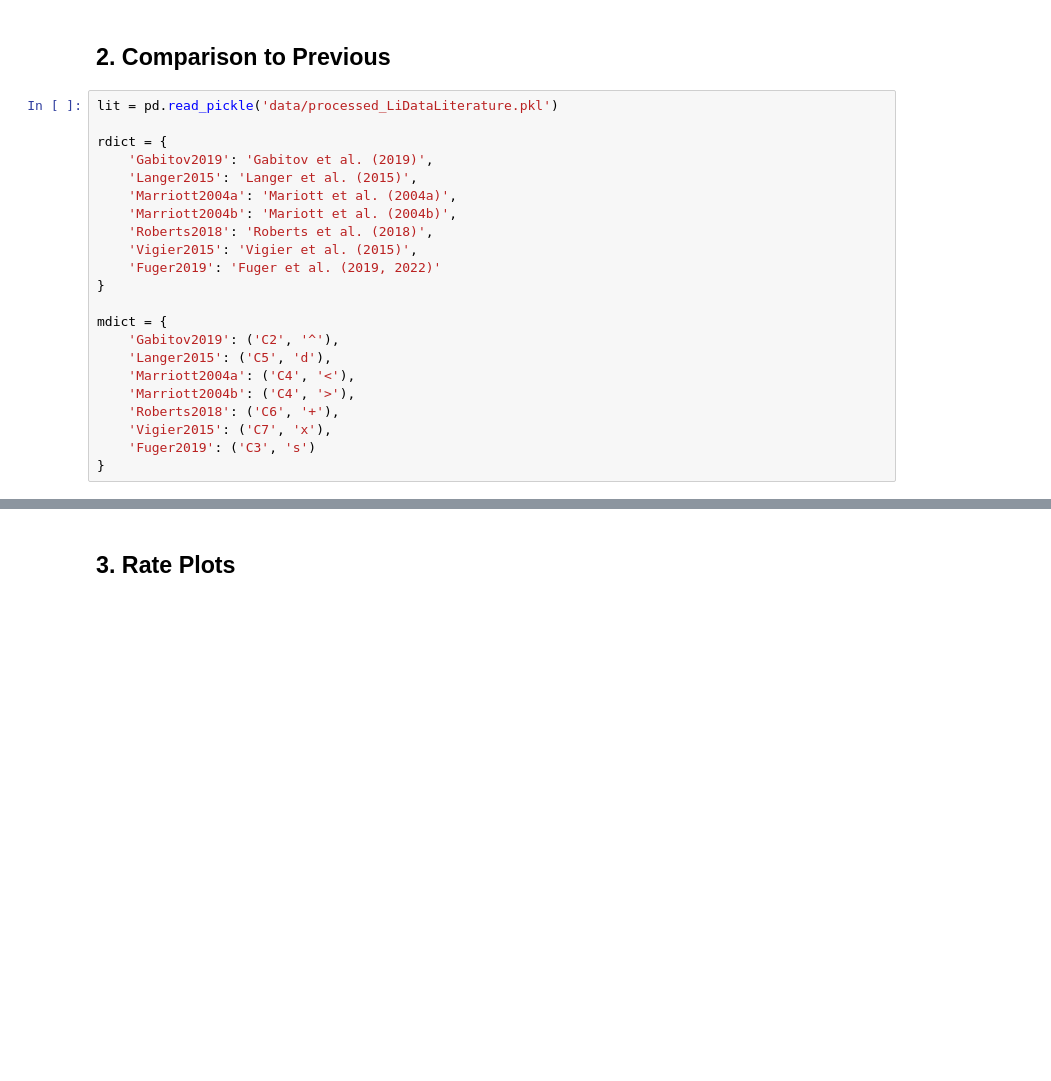
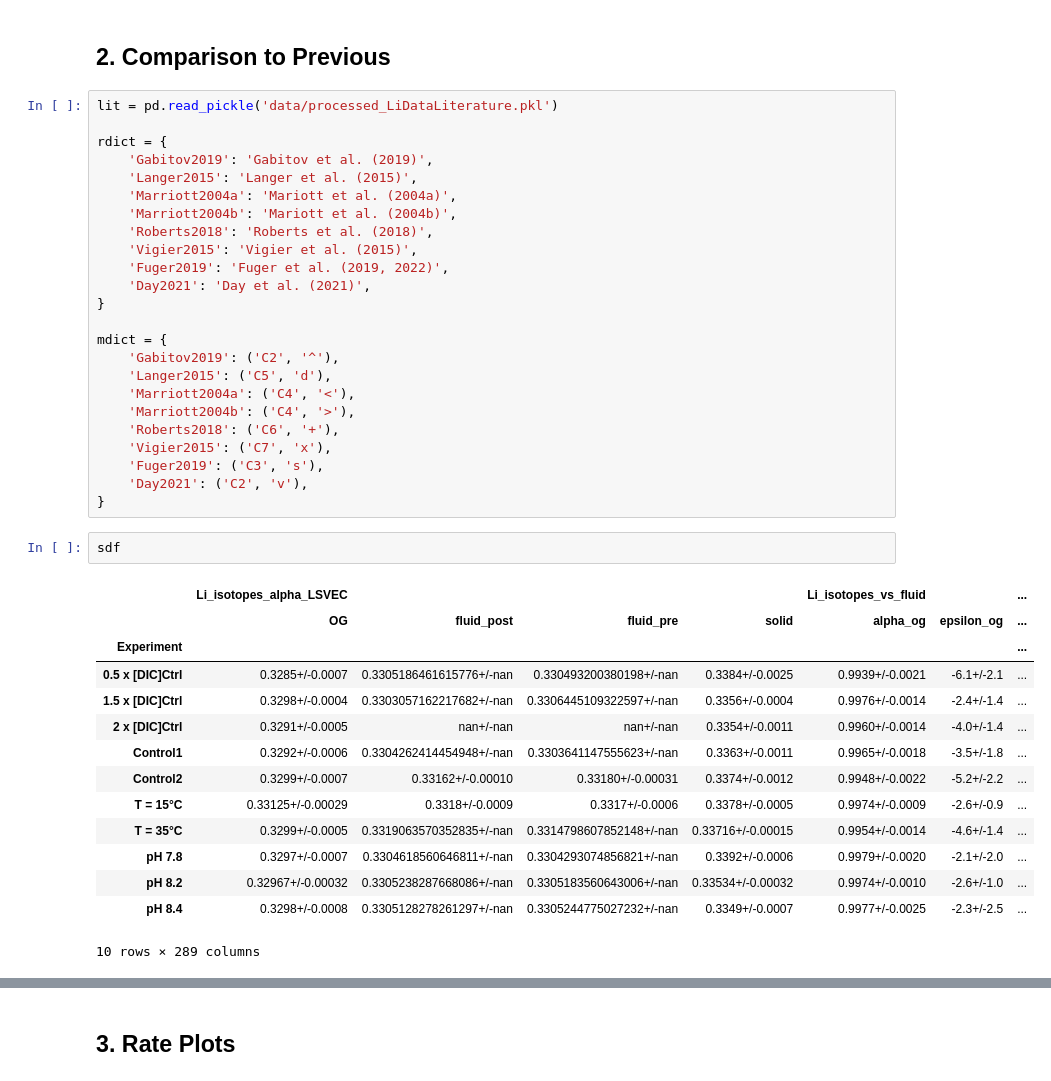
Before and after one commit to oscarbranson/supplementary, a Jupyter notebook: supplements/inorg_Li/02_Results.ipynb, the cells around one changed output, grey strips where cells are left out. Drawn from its saved outputs; the diff is of its cells as text; blank space fills up the shorter version.

```diff
--- a/supplements/inorg_Li/02_Results.ipynb
+++ b/supplements/inorg_Li/02_Results.ipynb
@@ -204,7 +218,8 @@ rdict = {
     'Marriott2004b': 'Mariott et al. (2004b)',
     'Roberts2018': 'Roberts et al. (2018)',
     'Vigier2015': 'Vigier et al. (2015)',
-    'Fuger2019': 'Fuger et al. (2019, 2022)'
+    'Fuger2019': 'Fuger et al. (2019, 2022)',
+    'Day2021': 'Day et al. (2021)',
 }
 
 mdict = {
@@ -214,8 +229,26 @@ mdict = {
     'Marriott2004b': ('C4', '>'),
     'Roberts2018': ('C6', '+'),
     'Vigier2015': ('C7', 'x'),
-    'Fuger2019': ('C3', 's')
+    'Fuger2019': ('C3', 's'),
+    'Day2021': ('C2', 'v'),
 }
+# %%
+sdf
+# %% [output]
+|  | Li_isotopes_alpha_LSVEC |  |  |  | Li_isotopes_vs_fluid |  | ... |
+|  | OG | fluid_post | fluid_pre | solid | alpha_og | epsilon_og | ... |
+| Experiment |  |  |  |  |  |  | ... |
+| 0.5 x [DIC]Ctrl | 0.3285+/-0.0007 | 0.3305186461615776+/-nan | 0.330493200380198+/-nan | 0.3384+/-0.0025 | 0.9939+/-0.0021 | -6.1+/-2.1 | ... |
+| 1.5 x [DIC]Ctrl | 0.3298+/-0.0004 | 0.3303057162217682+/-nan | 0.3306445109322597+/-nan | 0.3356+/-0.0004 | 0.9976+/-0.0014 | -2.4+/-1.4 | ... |
+| 2 x [DIC]Ctrl | 0.3291+/-0.0005 | nan+/-nan | nan+/-nan | 0.3354+/-0.0011 | 0.9960+/-0.0014 | -4.0+/-1.4 | ... |
+| Control1 | 0.3292+/-0.0006 | 0.3304262414454948+/-nan | 0.3303641147555623+/-nan | 0.3363+/-0.0011 | 0.9965+/-0.0018 | -3.5+/-1.8 | ... |
+| Control2 | 0.3299+/-0.0007 | 0.33162+/-0.00010 | 0.33180+/-0.00031 | 0.3374+/-0.0012 | 0.9948+/-0.0022 | -5.2+/-2.2 | ... |
+| T = 15°C | 0.33125+/-0.00029 | 0.3318+/-0.0009 | 0.3317+/-0.0006 | 0.3378+/-0.0005 | 0.9974+/-0.0009 | -2.6+/-0.9 | ... |
+| T = 35°C | 0.3299+/-0.0005 | 0.3319063570352835+/-nan | 0.3314798607852148+/-nan | 0.33716+/-0.00015 | 0.9954+/-0.0014 | -4.6+/-1.4 | ... |
+| pH 7.8 | 0.3297+/-0.0007 | 0.3304618560646811+/-nan | 0.3304293074856821+/-nan | 0.3392+/-0.0006 | 0.9979+/-0.0020 | -2.1+/-2.0 | ... |
+| pH 8.2 | 0.32967+/-0.00032 | 0.3305238287668086+/-nan | 0.3305183560643006+/-nan | 0.33534+/-0.00032 | 0.9974+/-0.0010 | -2.6+/-1.0 | ... |
+| pH 8.4 | 0.3298+/-0.0008 | 0.3305128278261297+/-nan | 0.3305244775027232+/-nan | 0.3349+/-0.0007 | 0.9977+/-0.0025 | -2.3+/-2.5 | ... |
+10 rows × 289 columns
 # %%
 inorg = lit.loc['calcite']
 epar = {'lw': 0,
```
Also changed, not shown: parts of 8 cells of this notebook, 2 other files.
